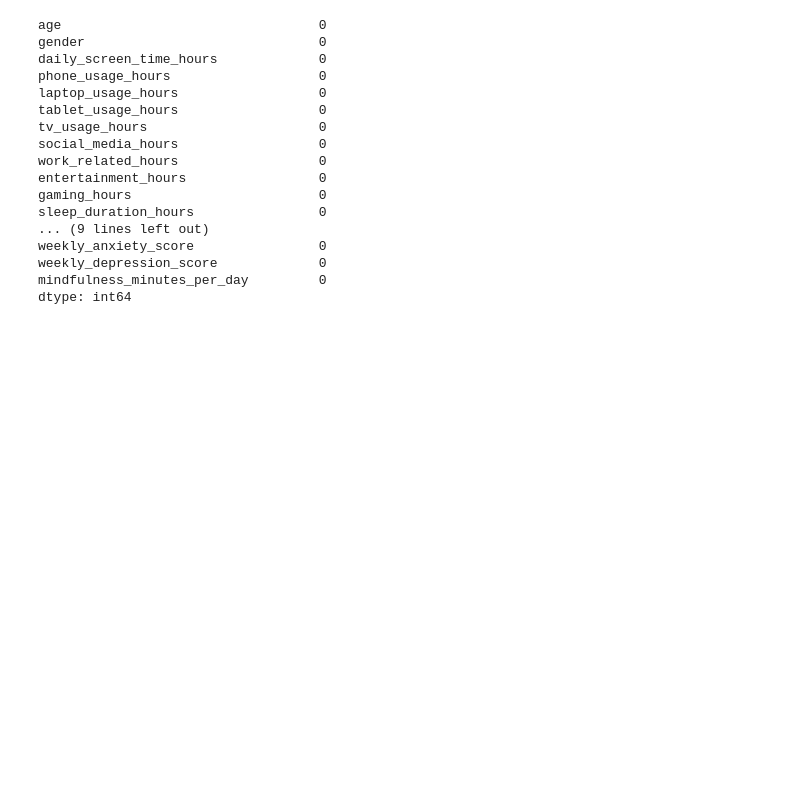
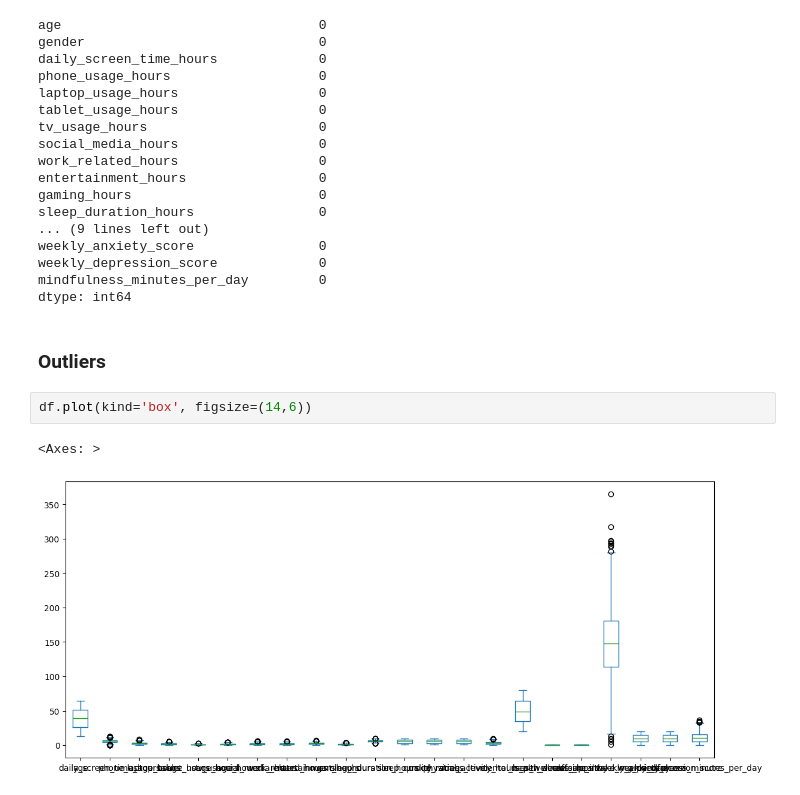
Before and after one commit to qmer05/bi-techlife-exam-project, a Jupyter notebook: notebooks/01_data_cleaning.ipynb, the cells around one changed output. Drawn from its saved outputs; the diff is of its cells as text; blank space fills up the shorter version.

```diff
--- a/notebooks/01_data_cleaning.ipynb
+++ b/notebooks/01_data_cleaning.ipynb
@@ -60,3 +66,10 @@ weekly_anxiety_score                0
 weekly_depression_score             0
 mindfulness_minutes_per_day         0
 dtype: int64
+# %% [markdown]
+### Outliers
+# %%
+df.plot(kind='box', figsize=(14,6))
+# %% [output]
+<Axes: >
+[figure, added]
```
Also changed, not shown: parts of 11 cells of this notebook.
